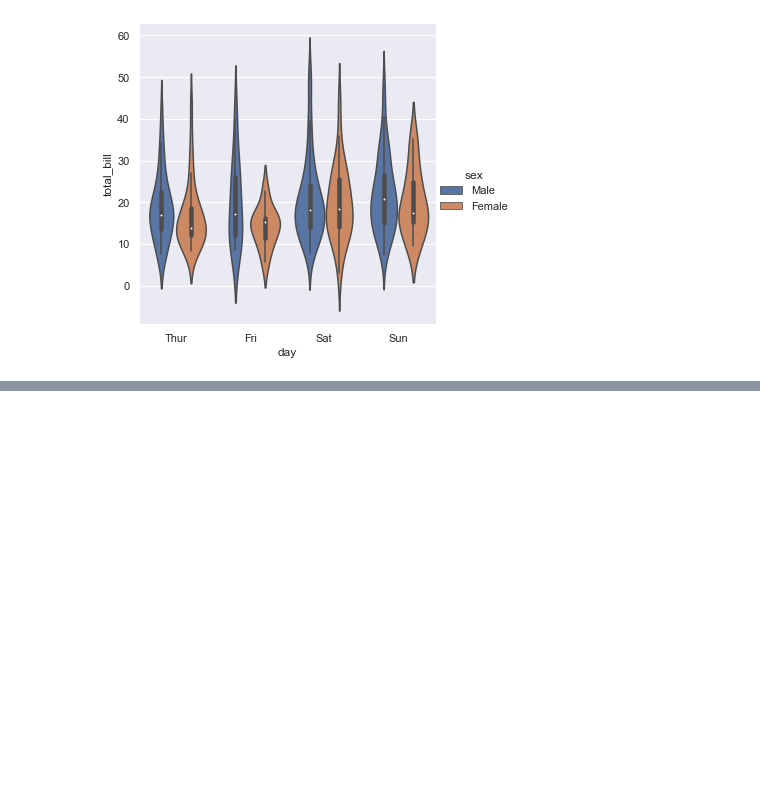
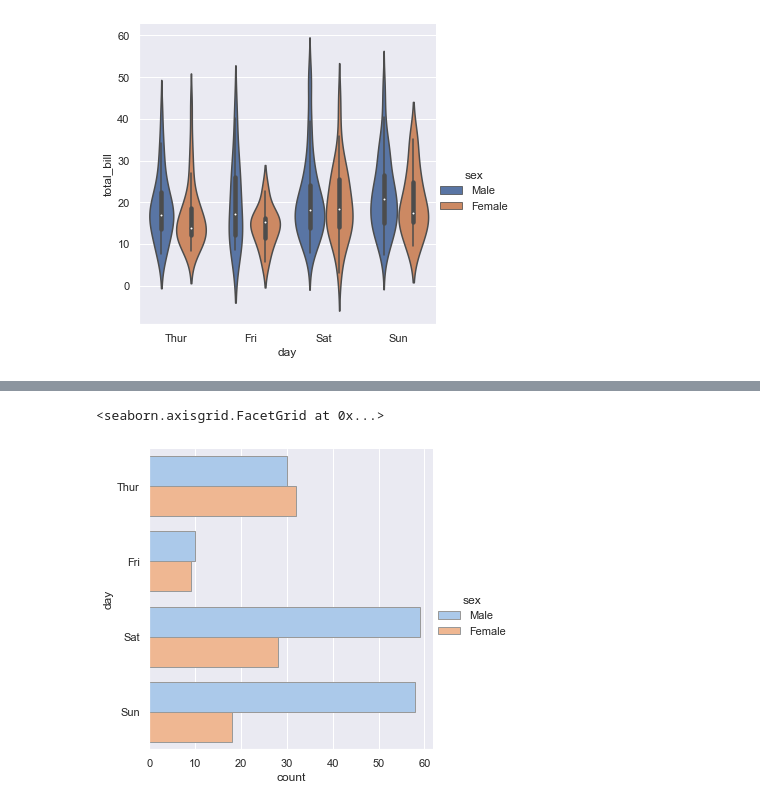
Before and after one commit to euokon/AI_ML_Class, a Jupyter notebook: 16_10_2021_class.ipynb, the cells around one changed output, grey strips where cells are left out. Cells and saved outputs as stored; diff of their text form; code cells hidden in the pictures; blank space fills up the shorter version.

```diff
--- a/16_10_2021_class.ipynb
+++ b/16_10_2021_class.ipynb
@@ -249,0 +261,7 @@ sns.catplot(x="day", y="total_bill", hue="sex",
+# %%
+sns.catplot(y="day", hue="sex", kind="count",
+            palette="pastel", edgecolor=".6",
+            data=tips)
+# %% [output]
+<seaborn.axisgrid.FacetGrid at 0x...>
+[figure, added]
```
Also changed, not shown: parts of 3 cells of this notebook, 2 other files.
